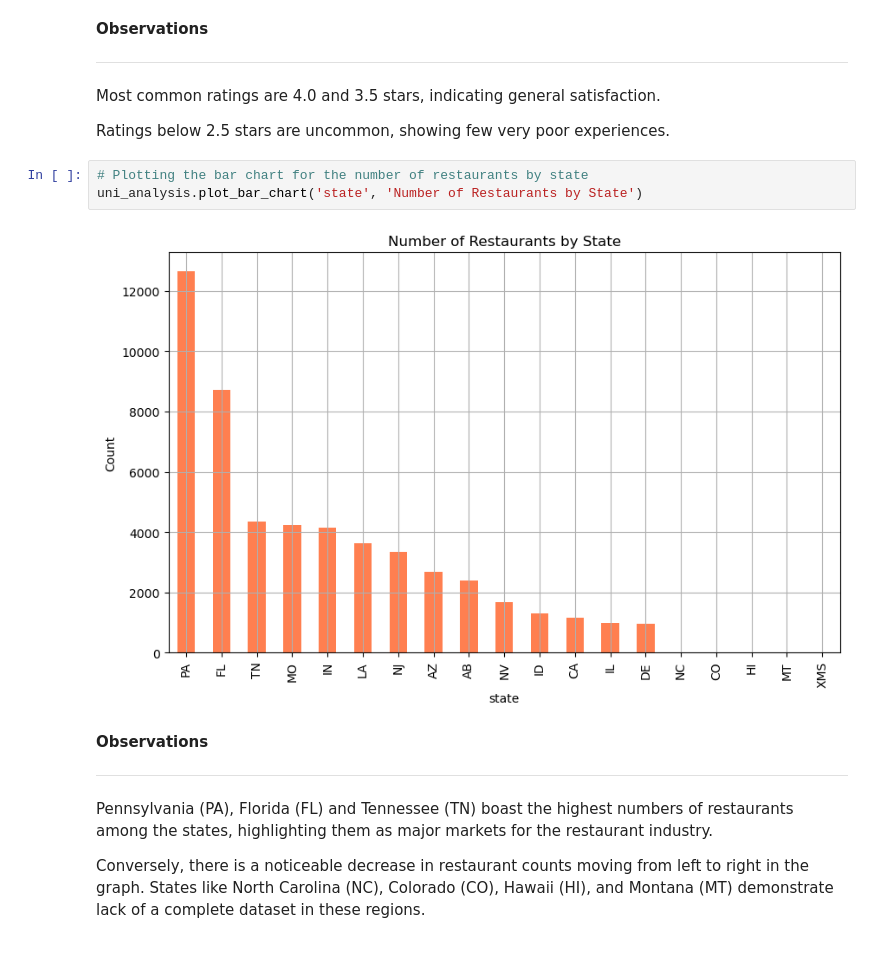
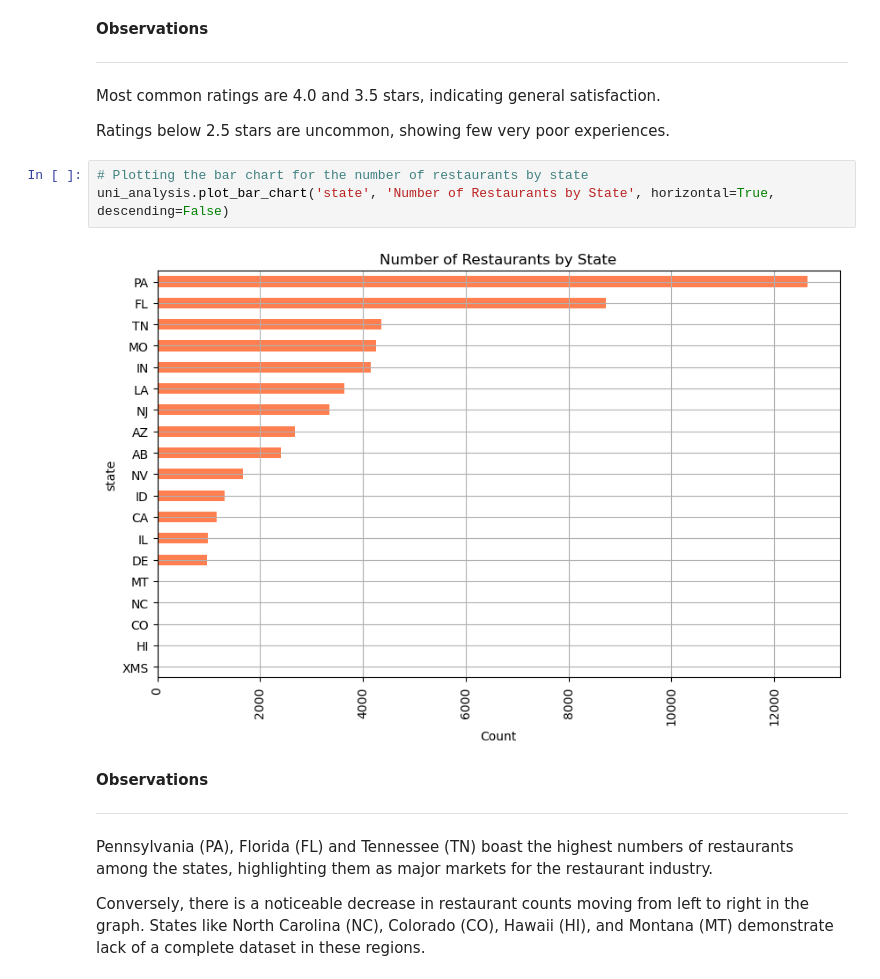
Before and after one commit to RonoHenry/Restaurant-Recommendation-System, a Jupyter notebook: Final Notebook.ipynb, the cells around one changed output. Cells and saved outputs as stored; diff of their text form; blank space fills up the shorter version.

```diff
--- a/Final Notebook.ipynb
+++ b/Final Notebook.ipynb
@@ -317,9 +315,9 @@ Most common ratings are 4.0 and 3.5 stars, indicating general satisfaction.
 Ratings below 2.5 stars are uncommon, showing few very poor experiences.
 # %%
 # Plotting the bar chart for the number of restaurants by state
-uni_analysis.plot_bar_chart('state', 'Number of Restaurants by State')
+uni_analysis.plot_bar_chart('state', 'Number of Restaurants by State', horizontal=True, descending=False)
 # %% [output]
-[figure, old version]
+[figure, new version]
 # %% [markdown]
 **Observations**
 ***
```
Also changed, not shown: parts of 14 cells of this notebook, 1 other file.
